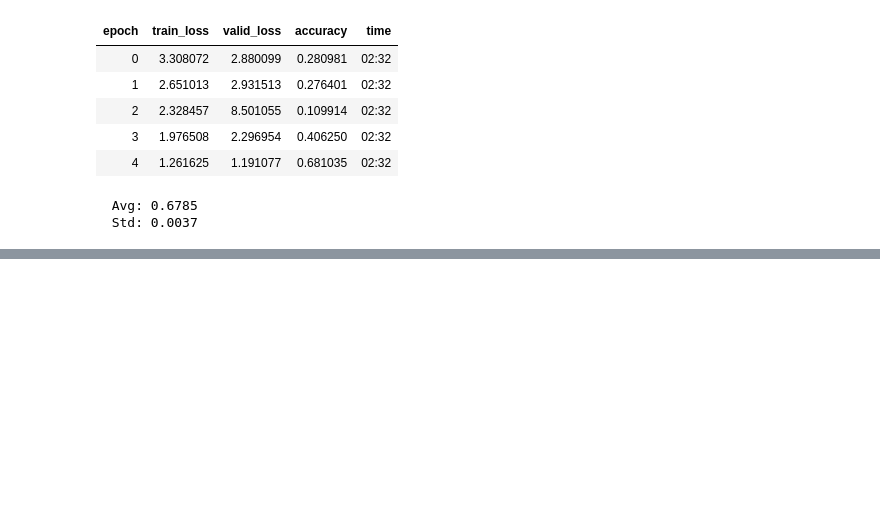
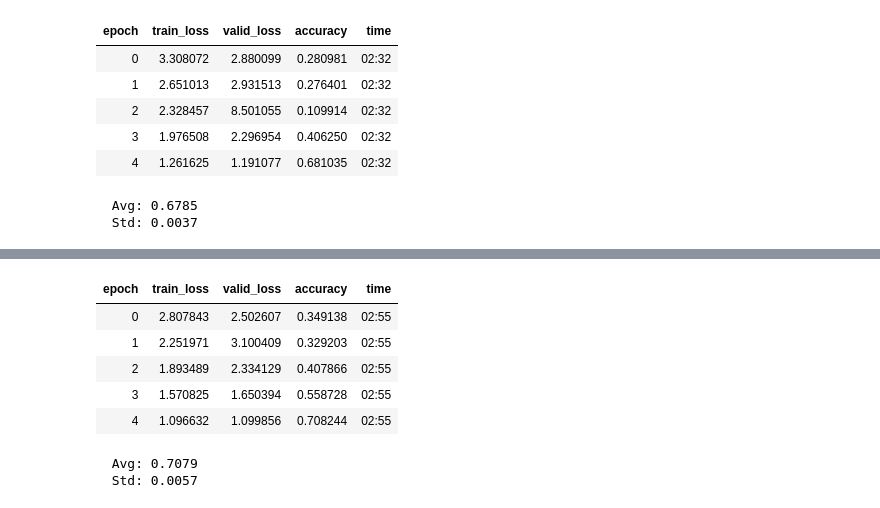
Before and after one commit to jwuphysics/FastGarden, a Jupyter notebook: nbs/01. mxresnet50 tests with augmentation and lr scheduling.ipynb, the cells around one changed output, grey strips where cells are left out. Cells and saved outputs as stored; diff of their text form; code cells hidden in the pictures; blank space fills up the shorter version.

```diff
--- a/nbs/01. mxresnet50 tests with augmentation and lr scheduling.ipynb
+++ b/nbs/01. mxresnet50 tests with augmentation and lr scheduling.ipynb
@@ -299,0 +344,23 @@ print(f'  Avg: {np.mean(results):.4f}'  '\n  Std: ' f'{np.std(results):.4f}')
+# %%
+# 3/3
+net = convert_MP_to_blurMP(xresnet50(pretrained=False, sa=True, act_cls=Mish))
+learn = Learner(dls, net, opt_func=ranger, metrics=accuracy)
+learn.fit_flat_cos(5, 6e-3)
+# %% [output]
+| epoch | train_loss | valid_loss | accuracy | time |
+| 0 | 2.807843 | 2.502607 | 0.349138 | 02:55 |
+| 1 | 2.251971 | 3.100409 | 0.329203 | 02:55 |
+| 2 | 1.893489 | 2.334129 | 0.407866 | 02:55 |
+| 3 | 1.570825 | 1.650394 | 0.558728 | 02:55 |
+| 4 | 1.096632 | 1.099856 | 0.708244 | 02:55 |
+# %%
+results = [
+    0.714709, # trial 1
+    0.700700, # trial 2
+    0.708244, # trial 3
+]
+
+print(f'  Avg: {np.mean(results):.4f}'  '\n  Std: ' f'{np.std(results):.4f}')
+# %% [output]
+  Avg: 0.7079
+  Std: 0.0057
```
Also changed, not shown: parts of 4 cells of this notebook, 2 other files.
